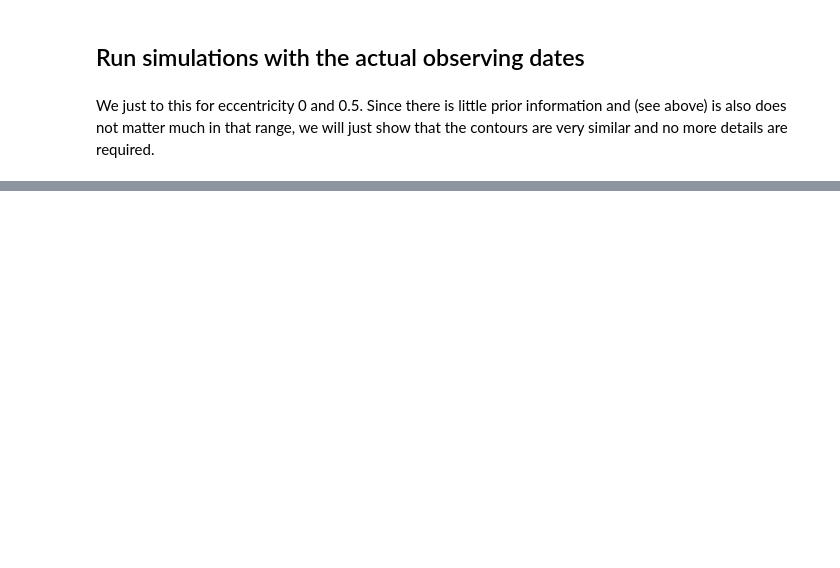
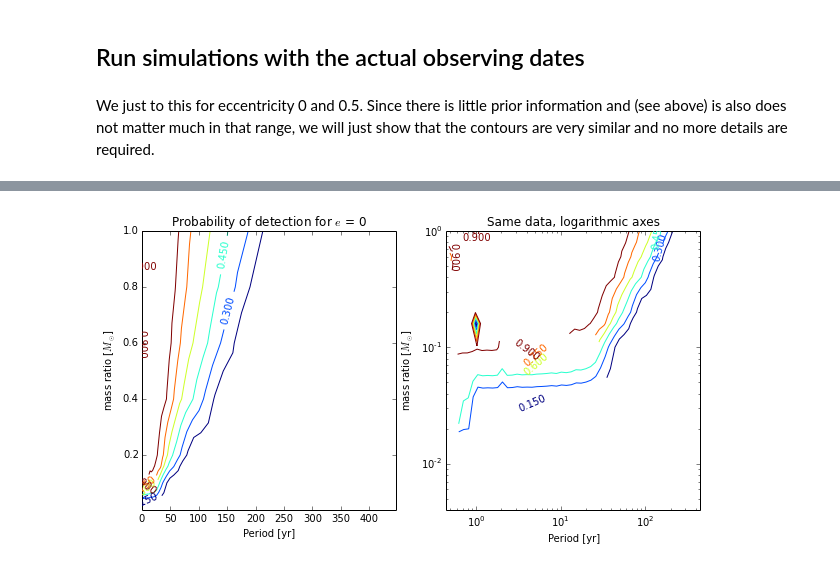
Before and after one commit to hamogu/Cepheids, a Jupyter notebook: BinaryDetection.ipynb, the cells around one changed output, grey strips where cells are left out. Cells and saved outputs as stored; diff of their text form; code cells hidden in the pictures; blank space fills up the shorter version.

```diff
--- a/BinaryDetection.ipynb
+++ b/BinaryDetection.ipynb
@@ -297,7 +302,8 @@ We just to this for eccentricity 0 and 0.5. Since there is little prior informat
 # %%
 allsims00 = {}
 for star, group in izip(actual_obs_years.groups.keys, actual_obs_years.groups):
+    print datetime.datetime.fromtimestamp(time.time()).strftime('%Y-%m-%d %H:%M:%S'), 'Working on: ', star[0]
     prop = np.zeros_like(Pgrid)
     for x, y in numpy.ndindex(Pgrid.shape):
         prop[x,y] = prob_to_detect(2.*u.km/u.s, np.array(group['Year']), a1grid[x,y], Pgrid[x,y], 0.0)
-    allsims00[star] = prop
+    allsims00[star[0]] = prop
@@ -310,0 +354,8 @@ for star, group in izip(actual_obs_years.groups.keys, actual_obs_years.groups):
+# %%
+allnames = set(allsims00.keys()) - set(['CK  Cam'])
+all00 = np.dstack([allsims00[n] for n in allnames]).mean(axis=2)
+all05 = np.dstack([allsims05[n] for n in allnames]).mean(axis=2)
+# %%
+fig = plot_q_p(allsims00[list(allnames)[1]])
+# %% [output]
+[figure, added]
```
Also changed, not shown: parts of 21 cells of this notebook.
